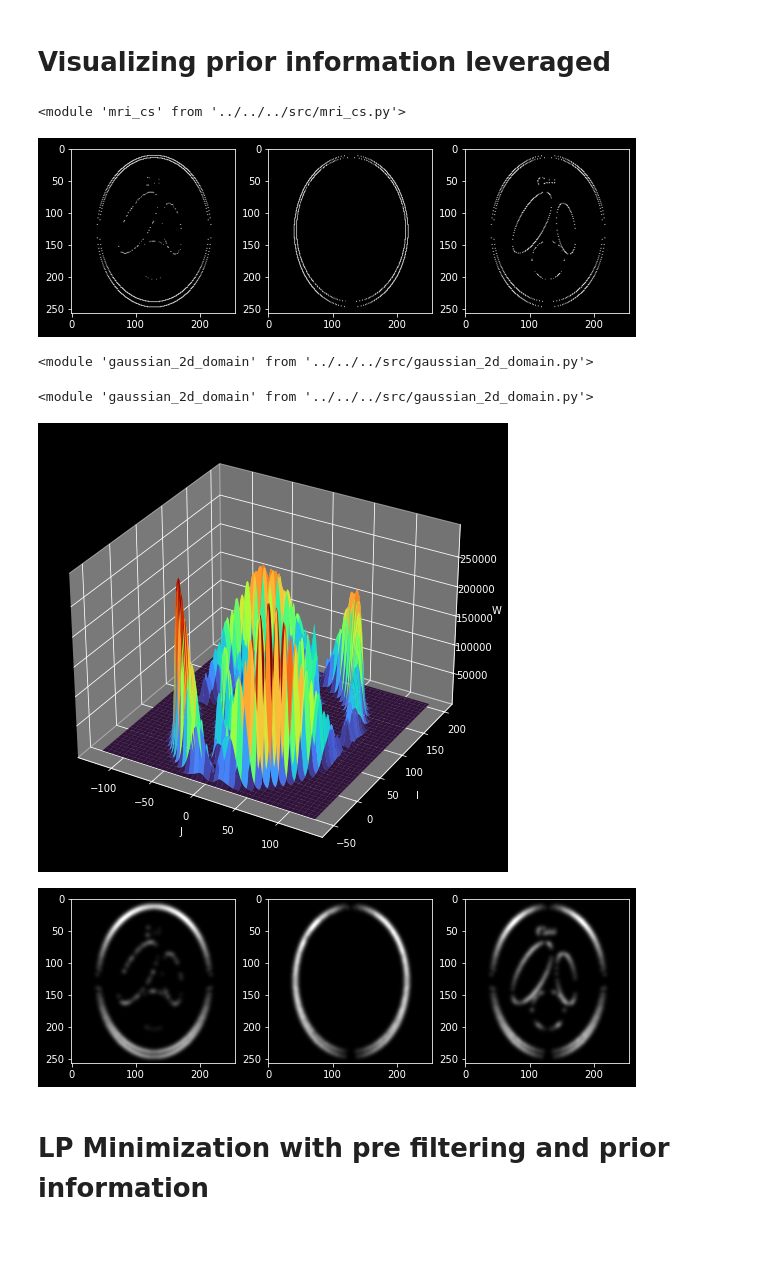
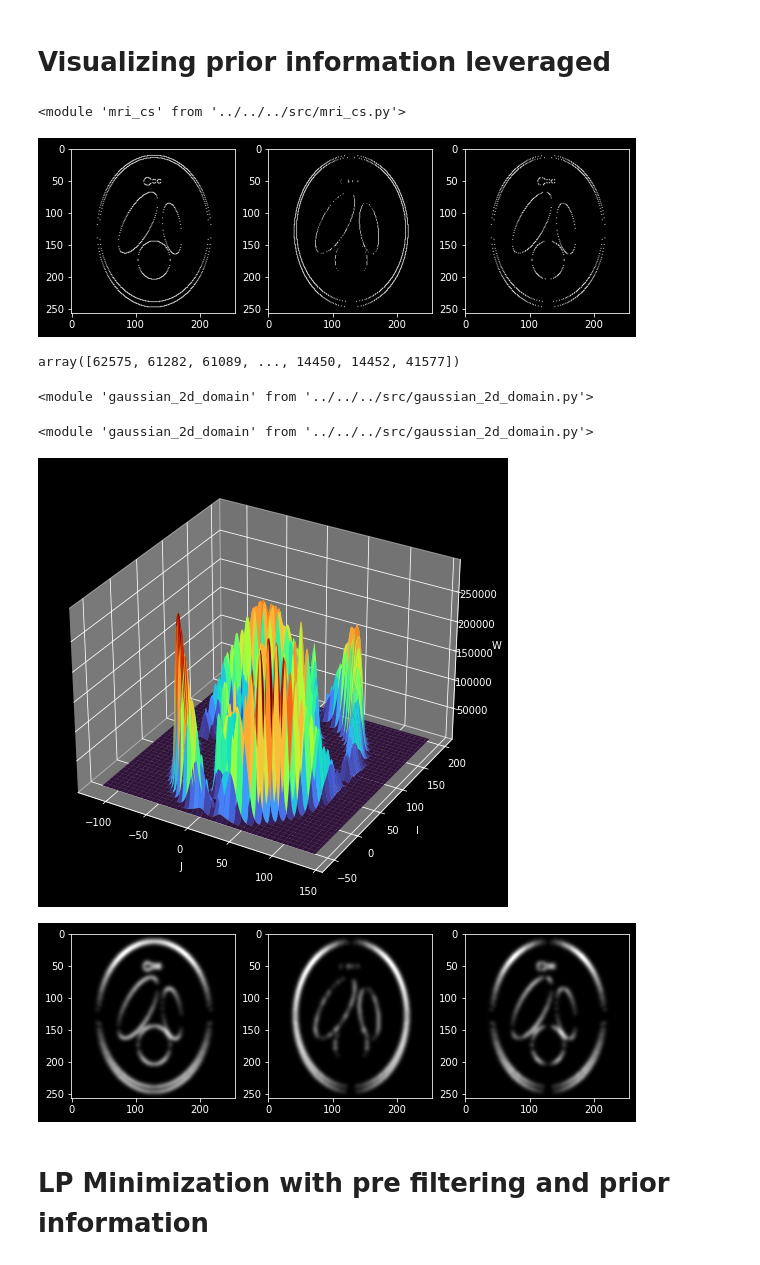
Before and after one commit to gabrielziegler3/CoDePPI, a Jupyter notebook: demos/reconstruction/prior-information/gaussian-phantom.ipynb, the cells around one changed output. Saved outputs shown, nothing was run; the diff lists cells and outputs as text; code cells hidden in the pictures.

```diff
--- a/demos/reconstruction/prior-information/pi-distributions.ipynb
+++ b/demos/reconstruction/prior-information/gaussian-phantom.ipynb
@@ -88,14 +88,18 @@ MSE: 0.0009378310807819102
 # Visualizing prior information leveraged
 # %%
 reload(mri_cs)
-phi = mri_cs.prior_information(np.abs(phantom), pi_prop=2/100, filters=filters)
+phi = mri_cs.prior_information(np.abs(phantom), pi_prop=10/100, filters=filters)
 fig, (ax1, ax2, ax3) = plt.subplots(1, 3)
 _ = ax1.imshow(create_mask(phi[0]))
 _ = ax2.imshow(create_mask(phi[1]))
 _ = ax3.imshow(create_mask(phi[2]))
 # %% [output]
 <module 'mri_cs' from '../../../src/mri_cs.py'>
-[figure, old version]
+[figure, new version]
+# %%
+phi[0]
+# %% [output]
+array([62575, 61282, 61089, ..., 14450, 14452, 41577])
 # %%
 import gaussian_2d_domain
 cov_matrix = np.array([[10, 0], [0, 10]])
@@ -110,13 +114,13 @@ reload(gaussian_2d_domain)
 gaussian_2d_domain.visualize3d(weights, J, I, frame=2)
 # %% [output]
 <module 'gaussian_2d_domain' from '../../../src/gaussian_2d_domain.py'>
-[figure, old version]
+[figure, new version]
 # %%
 fig, ax = plt.subplots(1, 3)
 for i in range(3):
     _ = ax[i].imshow(weights[..., i])
 # %% [output]
-[figure, old version]
+[figure, new version]
 # %% [markdown]
 # LP Minimization with pre filtering and prior information
 # %%
```
Also changed, not shown: parts of 2 cells of this notebook, 3 other files.
